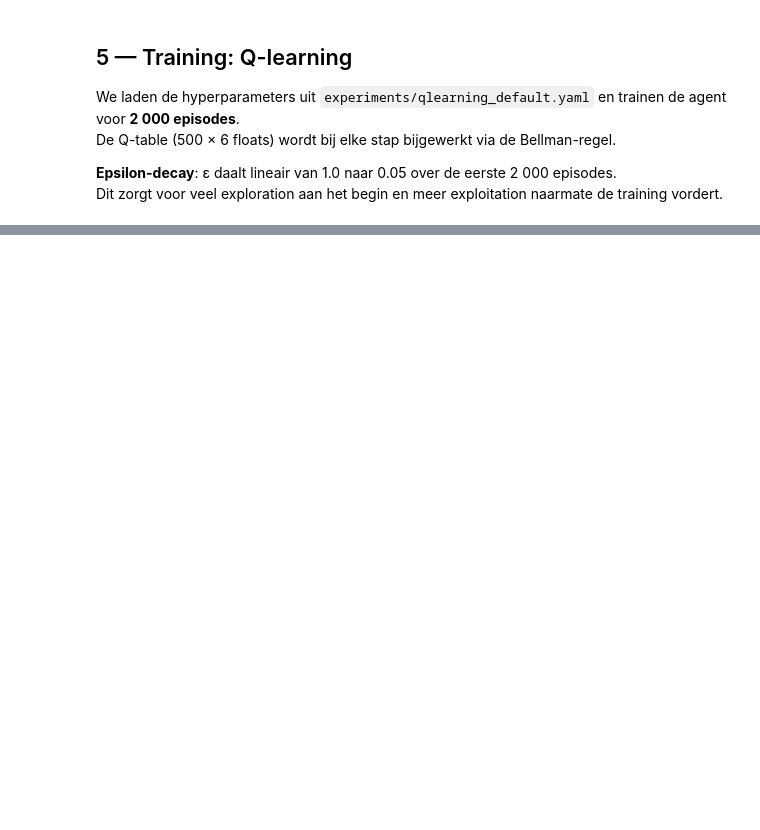
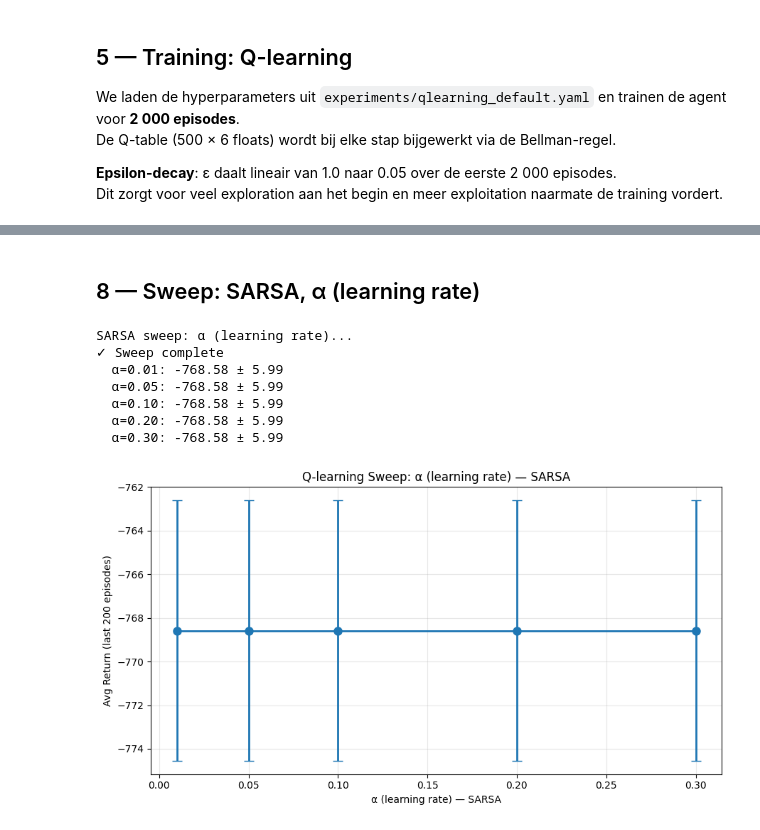
Before and after one commit to louisbrouwer/Autonomous_2, a Jupyter notebook: main.ipynb, the cells around one changed output, grey strips where cells are left out. Drawn from its saved outputs; the diff is of its cells as text; code cells hidden in the pictures; blank space fills up the shorter version.

```diff
--- a/main.ipynb
+++ b/main.ipynb
@@ -629,0 +525,26 @@ De centrale les: **algoritme en hyperparameter zijn geen onafhankelijke keuzes**
+# %%
+print("SARSA: training 2000 episodes...")
+
+# Laad configuratie
+with open(PROJECT_ROOT / "experiments" / "sarsa_default.yaml") as f:
+    sarsa_cfg = yaml.safe_load(f) or {}
+
+# Creëer en train agent
+sarsa_agent = SarsaAgent(n_states=N_STATES, n_actions=N_ACTIONS,
+                         seed=42, **sarsa_cfg.get("agent", {}))
+sarsa_log = train_agent(sarsa_agent, is_sarsa=True, episodes=2000, seed=42)
+
+print(f"✓ SARSA training complete")
+print(f"  Laatste 200 episodes gemiddeld return: {sarsa_log[-200:, 1].mean():.2f}")
+
+# Evaluatie
+print("\nSARSA: evaluatie met epsilon=0 (100 episodes)...")
+sarsa_agent.epsilon = 0.0
+results["sarsa"] = evaluate_agent(sarsa_agent, n_episodes=100, seed=999)
+
+print("Resultaten:")
+r = results["sarsa"]
+print(f"  Return:             {r['return_mean']:.2f} ± {r['return_std']:.2f}")
+print(f"  Succes rate:        {r['success_rate'] * 100:.1f}%")
+print(f"  Gemiddelde lengte:  {r['len_mean']:.1f} stappen")
+print(f"  Illegale acties/ep: {r['illegal_mean']:.1f}")
@@ -629,0 +562,28 @@ De centrale les: **algoritme en hyperparameter zijn geen onafhankelijke keuzes**
+# %% [markdown]
+## 8 — Sweep: SARSA, α (learning rate)
+# %%
+print("SARSA sweep: α (learning rate)...")
+with open(PROJECT_ROOT / "experiments" / "sarsa_default.yaml") as f:
+    base_sarsa_cfg = yaml.safe_load(f).get("agent", {})
+
+alpha_values = [0.01, 0.05, 0.1, 0.2, 0.3]
+sweep_alpha_sarsa = run_sweep(SarsaAgent, 'alpha', alpha_values, base_sarsa_cfg, n_seeds=3, episodes=1000, is_sarsa=True)
+
+print("✓ Sweep complete")
+for alpha, res in sweep_alpha_sarsa.items():
+    print(f"  α={alpha:.2f}: {res['mean']:.2f} ± {res['std']:.2f}")
+
+fig, ax = plt.subplots(figsize=(9, 5))
+plot_sweep(sweep_alpha_sarsa, param_name="α (learning rate) — SARSA", ax=ax)
+plt.tight_layout()
+plt.savefig(RESULTS_DIR / "sweep_alpha_sarsa.png", dpi=120)
+plt.show()
+# %% [output]
+SARSA sweep: α (learning rate)...
+✓ Sweep complete
+  α=0.01: -768.58 ± 5.99
+  α=0.05: -768.58 ± 5.99
+  α=0.10: -768.58 ± 5.99
+  α=0.20: -768.58 ± 5.99
+  α=0.30: -768.58 ± 5.99
+[figure, added]
```
Also changed, not shown: parts of 48 cells of this notebook.
